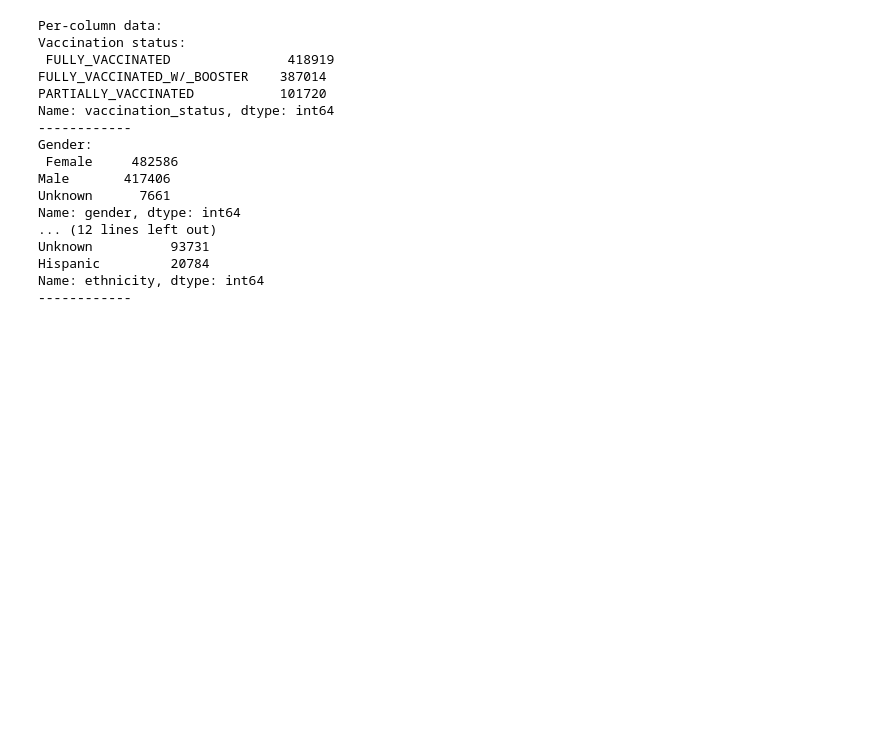
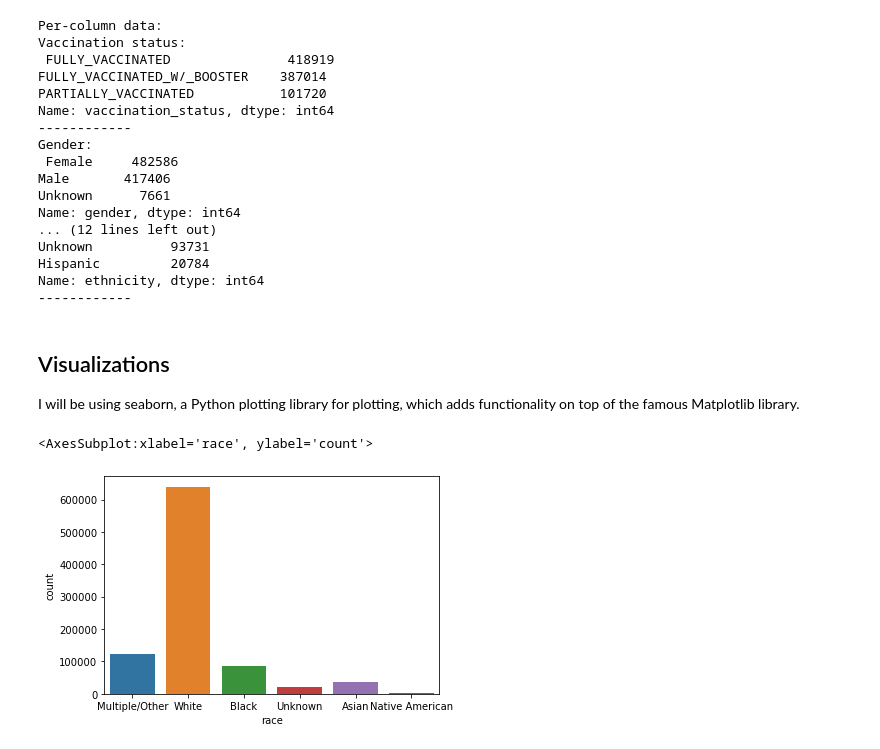
Before and after one commit to strobosco/bigideasfinal, a Jupyter notebook: niccolo.ipynb, the cells around one changed output. Saved outputs shown, nothing was run; the diff lists cells and outputs as text; code cells hidden in the pictures; blank space fills up the shorter version.

Commit message:
added seaborn

```diff
--- a/niccolo.ipynb
+++ b/niccolo.ipynb
@@ -99,3 +99,7 @@ Unknown          93731
 Hispanic         20784
 Name: ethnicity, dtype: int64
 ------------
+# %% [markdown]
+## Visualizations
+
+I will be using seaborn, a Python plotting library for plotting, which adds functionality on top of the famous Matplotlib library.
@@ -101,0 +108,5 @@ Name: ethnicity, dtype: int64
+# %%
+sns.countplot(data['race'])
+# %% [output]
+<AxesSubplot:xlabel='race', ylabel='count'>
+[figure, added]
```
Also changed, not shown: parts of 4 cells of this notebook.
